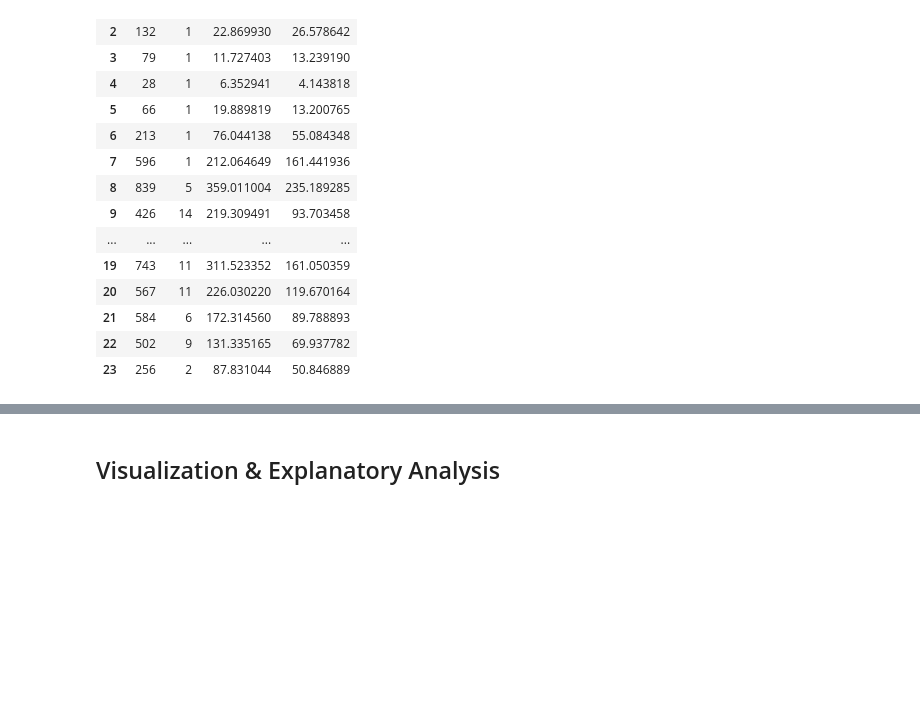
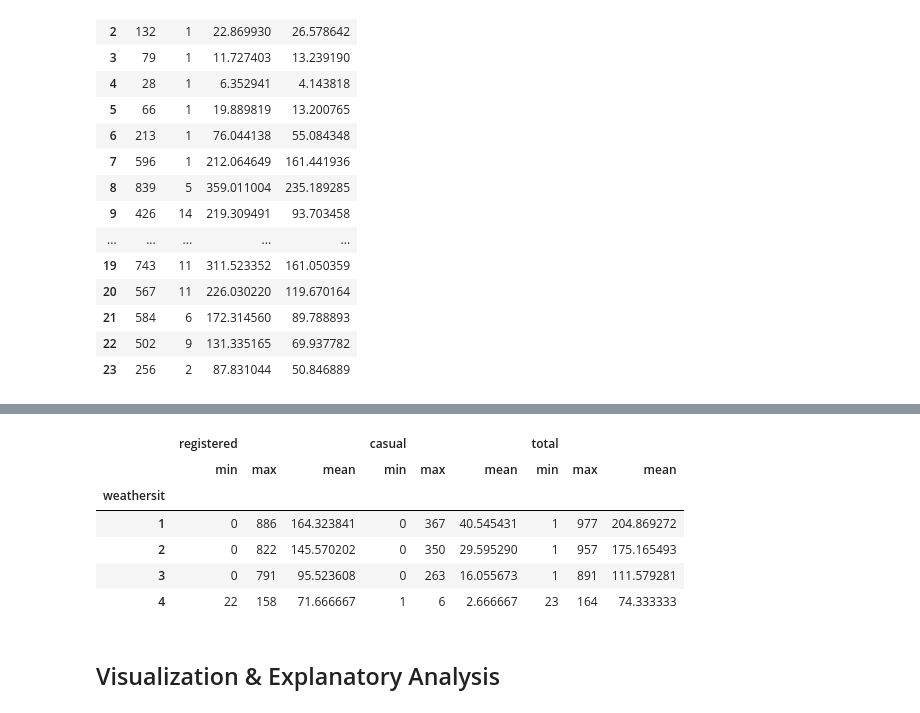
Before and after one commit to wahyunirosyidah/submission, a Jupyter notebook: notebook.ipynb, the cells around one changed output, grey strips where cells are left out. Saved outputs shown, nothing was run; the diff lists cells and outputs as text; code cells hidden in the pictures; blank space fills up the shorter version.

```diff
--- a/notebook.ipynb
+++ b/notebook.ipynb
@@ -37,7 +37,7 @@ The code above displays the first 5 rows in day_df
 # %% [markdown]
 #### Load hour table
 # %%
-hour_df=pd.read_csv("dashboard/data/hour.csv")
+hour_df=pd.read_csv("dashboard/hour.csv")
 hour_df.head()
 # %% [output]
 |  | instant | dteday | season | yr | mnth | hr | holiday | weekday | workingday | weathersit | ... |
@@ -305,3 +316,21 @@ hour_df.groupby(by="hr").agg({
+# %%
+hour_df.rename(columns={
+    "cnt": "total"
+}, inplace=True)
+
+hour_df.groupby(by="weathersit").agg({
+    "registered": ["min", "max", "mean"],
+    "casual": ["min", "max", "mean"],
+    "total": ["min", "max", "mean"]
+})
+# %% [output]
+|  | registered |  |  | casual |  |  | total |  |  |
+|  | min | max | mean | min | max | mean | min | max | mean |
+| weathersit |  |  |  |  |  |  |  |  |  |
+| 1 | 0 | 886 | 164.323841 | 0 | 367 | 40.545431 | 1 | 977 | 204.869272 |
+| 2 | 0 | 822 | 145.570202 | 0 | 350 | 29.595290 | 1 | 957 | 175.165493 |
+| 3 | 0 | 791 | 95.523608 | 0 | 263 | 16.055673 | 1 | 891 | 111.579281 |
+| 4 | 22 | 158 | 71.666667 | 1 | 6 | 2.666667 | 23 | 164 | 74.333333 |
 # %% [markdown]
 ## Visualization & Explanatory Analysis
 # %% [markdown]
```
Also changed, not shown: parts of 7 cells of this notebook, 1 other file.
